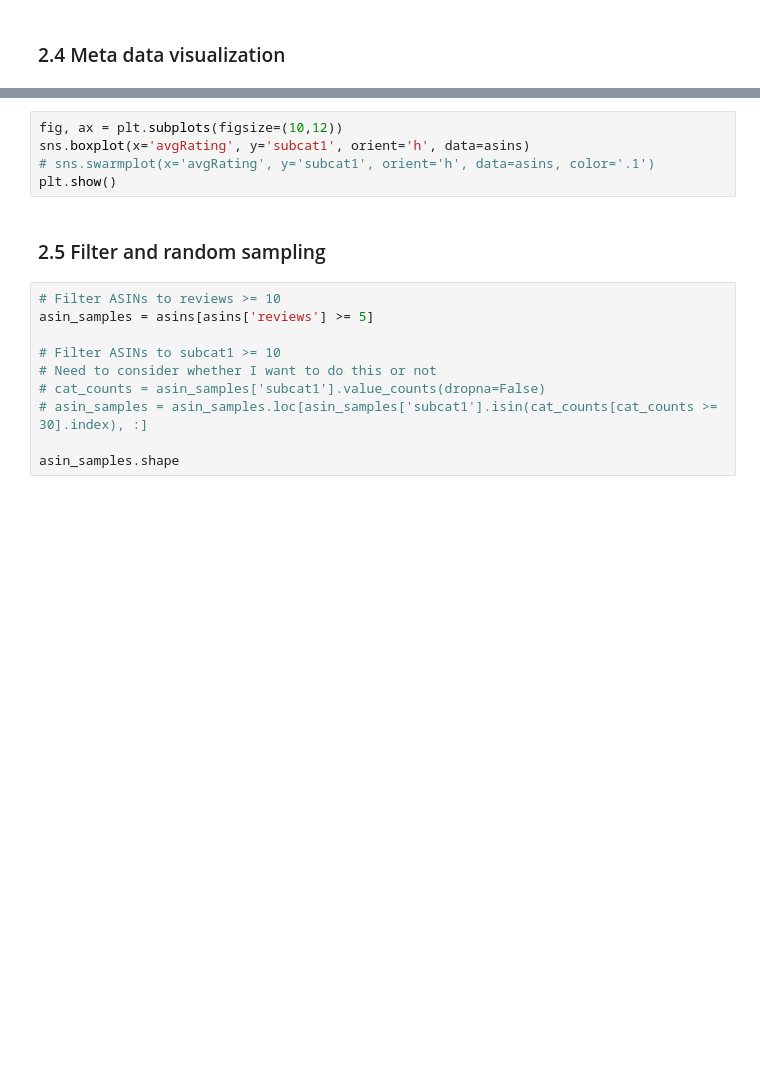
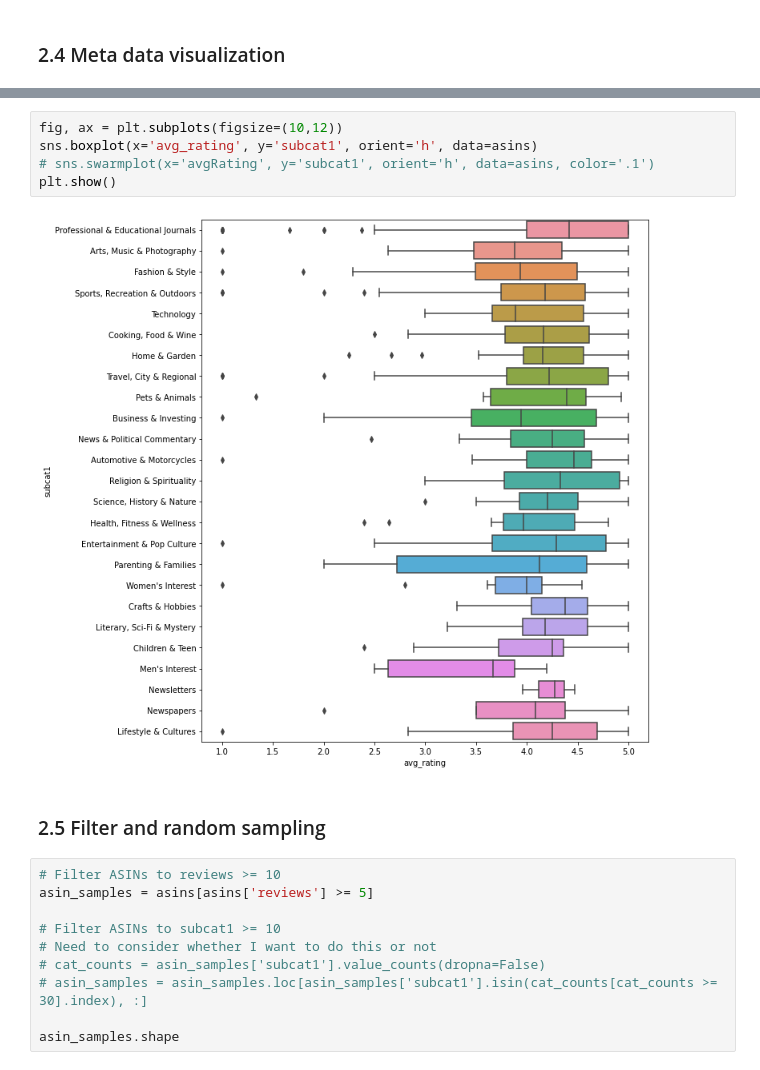
Before and after one commit to davidmiller2013/amazon-nlp-classification, a Jupyter notebook: notebooks/data-processing.ipynb, the cells around one changed output, grey strips where cells are left out. Drawn from its saved outputs; the diff is of its cells as text; blank space fills up the shorter version.

```diff
--- a/notebooks/data-processing.ipynb
+++ b/notebooks/data-processing.ipynb
@@ -173,8 +293,10 @@ plt.show()
 # %%
 fig, ax = plt.subplots(figsize=(10,12))
-sns.boxplot(x='avgRating', y='subcat1', orient='h', data=asins)
+sns.boxplot(x='avg_rating', y='subcat1', orient='h', data=asins)
 # sns.swarmplot(x='avgRating', y='subcat1', orient='h', data=asins, color='.1')
 plt.show()
+# %% [output]
+[figure, added]
 # %% [markdown]
 ### 2.5 Filter and random sampling
 # %%
```
Also changed, not shown: parts of 45 cells of this notebook, 2 other files.
